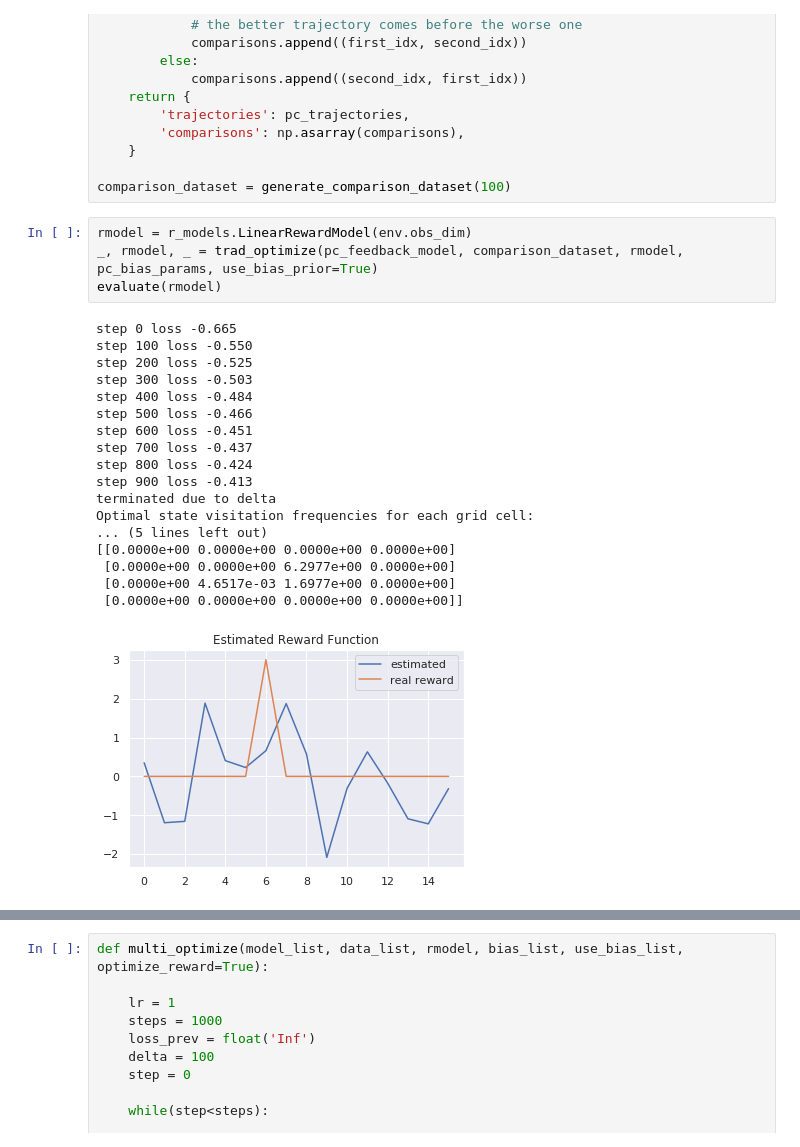
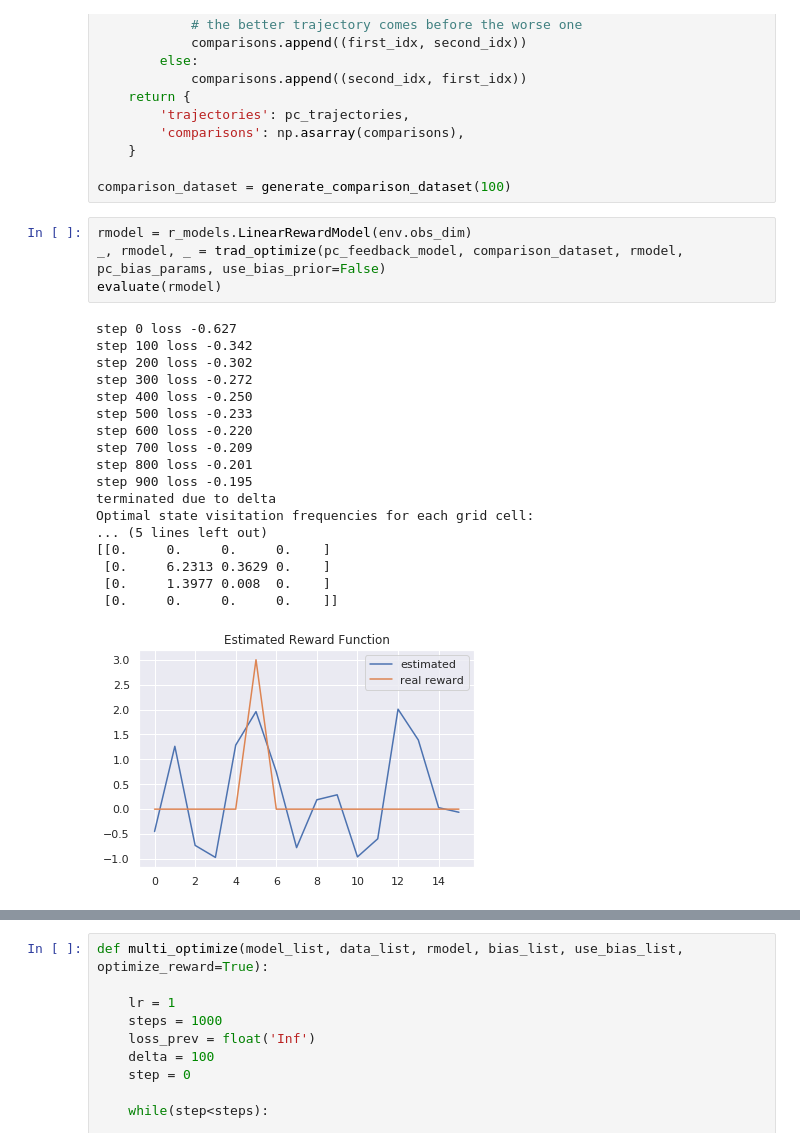
Before and after one commit to qxcv/bootstrapping-bias-learning, a Jupyter notebook: multi_learn.ipynb, the cells around one changed output, grey strips where cells are left out. Saved outputs shown, nothing was run; the diff lists cells and outputs as text.

```diff
--- a/multi_learn.ipynb
+++ b/multi_learn.ipynb
@@ -282,27 +285,27 @@ def generate_comparison_dataset(pc_ntraj):
 comparison_dataset = generate_comparison_dataset(100)
 # %%
 rmodel = r_models.LinearRewardModel(env.obs_dim)
-_, rmodel, _ = trad_optimize(pc_feedback_model, comparison_dataset, rmodel, pc_bias_params, use_bias_prior=True)
+_, rmodel, _ = trad_optimize(pc_feedback_model, comparison_dataset, rmodel, pc_bias_params, use_bias_prior=False)
 evaluate(rmodel)
 # %% [output]
-step 0 loss -0.665
-step 100 loss -0.550
-step 200 loss -0.525
-step 300 loss -0.503
-step 400 loss -0.484
-step 500 loss -0.466
-step 600 loss -0.451
-step 700 loss -0.437
-step 800 loss -0.424
-step 900 loss -0.413
+step 0 loss -0.627
+step 100 loss -0.342
+step 200 loss -0.302
+step 300 loss -0.272
+step 400 loss -0.250
+step 500 loss -0.233
+step 600 loss -0.220
+step 700 loss -0.209
+step 800 loss -0.201
+step 900 loss -0.195
 terminated due to delta
 Optimal state visitation frequencies for each grid cell:
 ... (5 lines left out)
-[[0.0000e+00 0.0000e+00 0.0000e+00 0.0000e+00]
- [0.0000e+00 0.0000e+00 6.2977e+00 0.0000e+00]
- [0.0000e+00 4.6517e-03 1.6977e+00 0.0000e+00]
- [0.0000e+00 0.0000e+00 0.0000e+00 0.0000e+00]]
+[[0.     0.     0.     0.    ]
+ [0.     6.2313 0.3629 0.    ]
+ [0.     1.3977 0.008  0.    ]
+ [0.     0.     0.     0.    ]]
-[figure, old version]
+[figure, new version]
 # %%
 irl_feedback_model = fbl_blind_irl.BlindIRLFeedbackModel(env)
 rmodel = r_models.LinearRewardModel(env.obs_dim)
```
Also changed, not shown: parts of 19 cells of this notebook, 1 other file.
